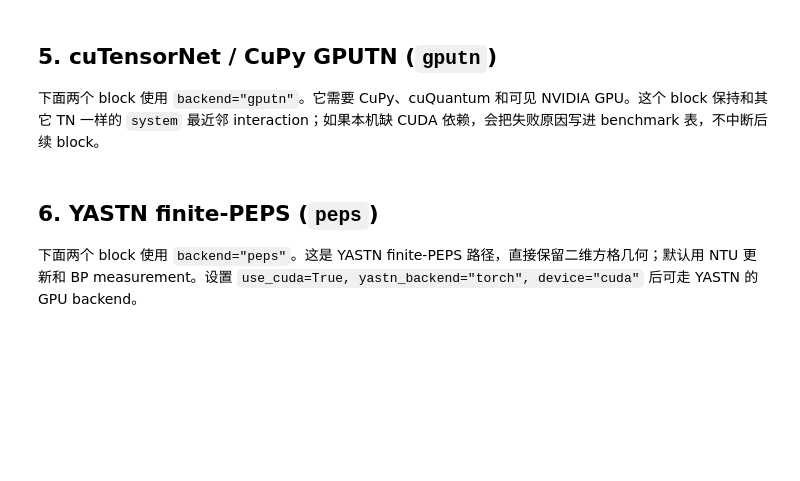
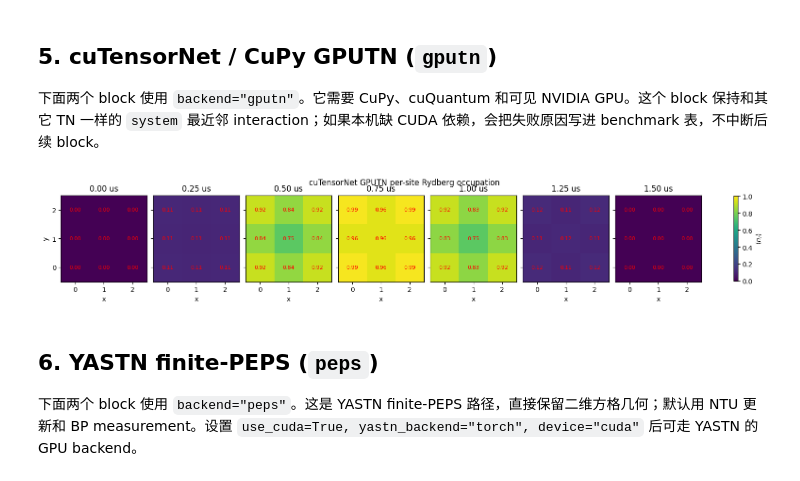
Before and after one commit to ChanceSiyuan/Ryd-gate-modeling, a Jupyter notebook: scripts/notebooks/run_quench_benchmark.ipynb, the cells around one changed output. Cells and saved outputs as stored; diff of their text form; code cells hidden in the pictures; blank space fills up the shorter version.

```diff
--- a/scripts/notebooks/run_quench_benchmark.ipynb
+++ b/scripts/notebooks/run_quench_benchmark.ipynb
@@ -340,31 +297,30 @@ except Exception as exc:
 # %%
 # 5b. 每个时刻的 3x3 Rydberg occupation color map：使用当前算法的逐格点 <n_r_i>。
-if gputn_n_i is None:
-    print("gputn has no successful data to plot.")
-else:
-    fig_h, axes_h = plt.subplots(1, len(t_eval), figsize=(2.2 * len(t_eval), 2.5), constrained_layout=True)
-    axes_h = np.atleast_1d(axes_h)
+fig_h, axes_h = plt.subplots(1, len(t_eval), figsize=(2.2 * len(t_eval), 2.5), constrained_layout=True)
+axes_h = np.atleast_1d(axes_h)
 
-    for ax_h, t, occ in zip(axes_h, res_gputn.times, gputn_n_i):
-        grid = occ.reshape(Lx, Ly)
-        im = ax_h.imshow(grid.T, origin="lower", vmin=0.0, vmax=1.0, cmap="viridis")
-        ax_h.set_title(f"{t * 1e6:.2f} us")
-        ax_h.set_xticks(range(Lx))
-        ax_h.set_yticks(range(Ly))
-        ax_h.set_xlabel("x")
-        if ax_h is axes_h[0]:
-            ax_h.set_ylabel("y")
-        else:
-            ax_h.set_yticklabels([])
-        for ix in range(Lx):
-            for iy in range(Ly):
-                val = grid[ix, iy]
-                txt_color = "white" if val > 0.55 else "black"
-                ax_h.text(ix, iy, f"{val:.2f}", ha="center", va="center", color=txt_color, fontsize=8)
+for ax_h, t, occ in zip(axes_h, res_gputn.times, gputn_n_i):
+    grid = occ.reshape(Lx, Ly)
+    im = ax_h.imshow(grid.T, origin="lower", vmin=0.0, vmax=1.0, cmap="viridis")
+    ax_h.set_title(f"{t * 1e6:.2f} us")
+    ax_h.set_xticks(range(Lx))
+    ax_h.set_yticks(range(Ly))
+    ax_h.set_xlabel("x")
+    if ax_h is axes_h[0]:
+        ax_h.set_ylabel("y")
+    else:
+        ax_h.set_yticklabels([])
+    for ix in range(Lx):
+        for iy in range(Ly):
+            val = grid[ix, iy]
+            txt_color = "red"
+            ax_h.text(ix, iy, f"{val:.2f}", ha="center", va="center", color=txt_color, fontsize=8)
 
-    fig_h.colorbar(im, ax=axes_h, shrink=0.82, label=r"$\langle n_r \rangle$")
-    fig_h.suptitle("cuTensorNet GPUTN per-site Rydberg occupation", y=1.05)
-    plt.show()
+fig_h.colorbar(im, ax=axes_h, shrink=0.82, label=r"$\langle n_r \rangle$")
+fig_h.suptitle("cuTensorNet GPUTN per-site Rydberg occupation", y=1.05)
+plt.show()
+# %% [output]
+[figure, added]
 # %% [markdown]
 ## 6. YASTN finite-PEPS (`peps`)
 
```
Also changed, not shown: parts of 17 cells of this notebook.
